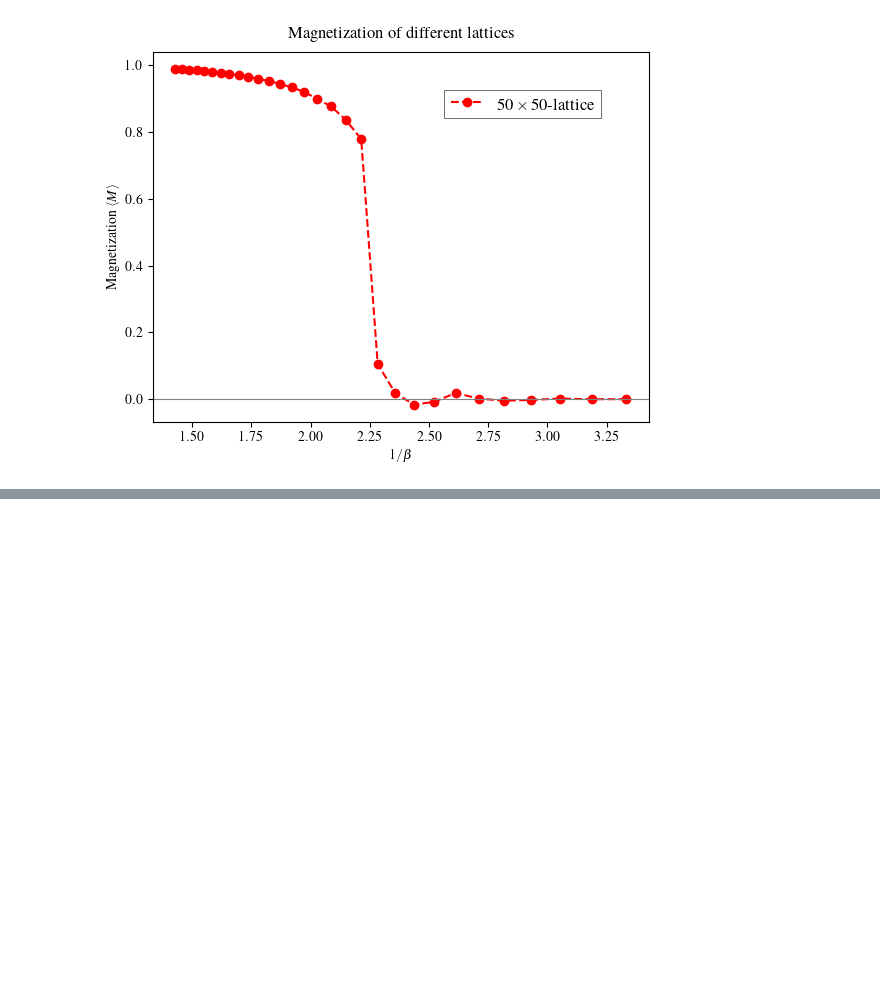
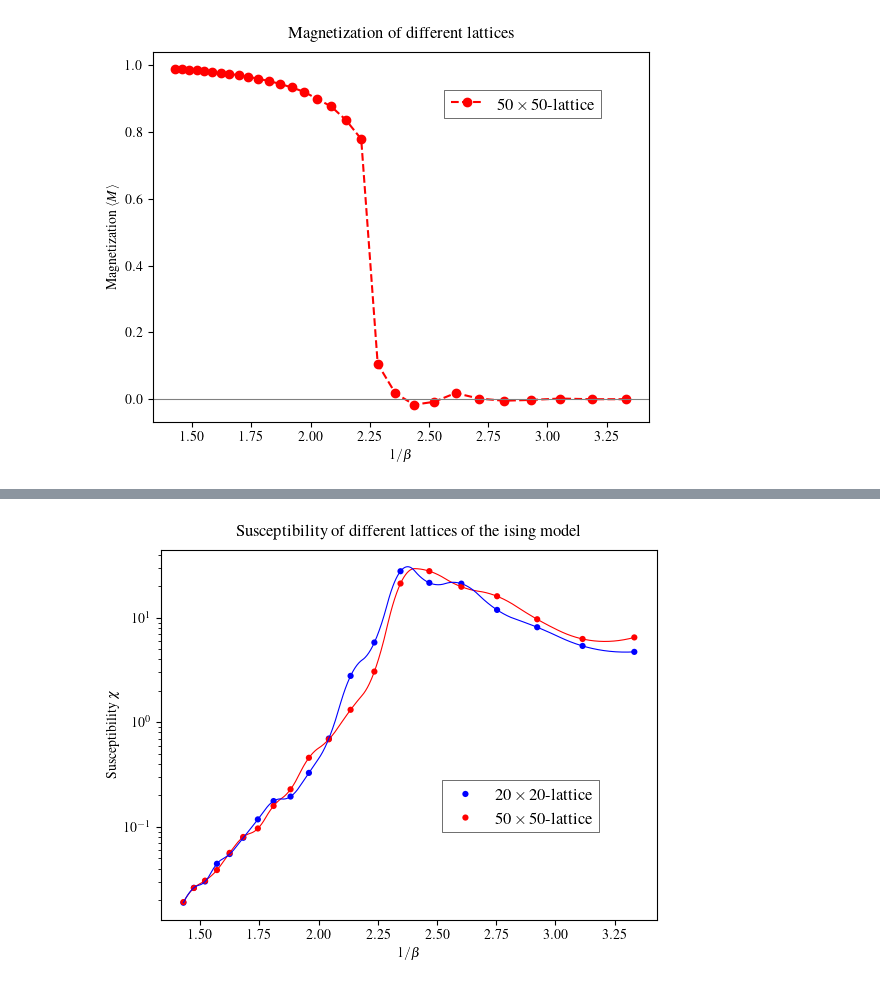
Before and after one commit to dantona02/metropolis, a Jupyter notebook: metropolis.ipynb, the cells around one changed output, grey strips where cells are left out. Saved outputs shown, nothing was run; the diff lists cells and outputs as text; code cells hidden in the pictures; blank space fills up the shorter version.

Commit message:
Updated susceptibility

```diff
--- a/metropolis.ipynb
+++ b/metropolis.ipynb
@@ -535,3 +535,8 @@ plt.show()
 fig.savefig(f"/Users/danielmiksch/Downloads/magnetization50by50.pdf")
 # %% [output]
 [figure]
+# %%
+betas = np.linspace(0.3, 0.7, 20)
+N = [20, 50]
+steps = [10000 for i in N]
+sweeps = [500 for i in N]
@@ -537,0 +561,2 @@ fig.savefig(f"/Users/danielmiksch/Downloads/magnetization50by50.pdf")
+# %%
+sus = get_susceptibility(N, betas, steps, sweeps, 6)
@@ -537,0 +576,35 @@ fig.savefig(f"/Users/danielmiksch/Downloads/magnetization50by50.pdf")
+# %%
+interp_sus50 = log_interp1d(betas, sus[1])
+interp_sus20 = log_interp1d(betas, sus[0])
+# %%
+fig, ax = plt.subplots()
+
+x = np.linspace(0.3, 0.7, 1000)
+
+ax.plot(1 / x, interp_sus50(x),
+         c='red',
+         linewidth=.8,
+         label='',
+         zorder=2)
+ax.plot(1 / x, interp_sus20(x),
+         c='blue',
+         linewidth=.8,
+         label='',
+         zorder=2)
+ax.scatter(1 / betas, sus[0], label=r'$20\times20$-lattice', marker='.', s=80, edgecolors='none', color='blue')
+ax.scatter(1 / betas, sus[1], label=r'$50\times50$-lattice', marker='.', s=80, edgecolors='none', color='red')
+ax.set_yscale('log')
+
+ax.set_xlabel(r'$1/\beta$')
+ax.set_ylabel(r'Susceptibility $\chi$')
+plt.title('Susceptibility of different lattices of the ising model', fontsize=12, pad=10)
+
+legend = ax.legend(loc="upper right", bbox_to_anchor=(0.9, 0.4), fancybox=False, edgecolor='black', fontsize=12)
+legend.set_zorder(10)
+legend.get_frame().set_linewidth(0.5)
+
+plt.show()
+
+# fig.savefig(f"/Users/danielmiksch/Downloads/susceptibility.pdf")
+# %% [output]
+[figure, added]
```
Also changed, not shown: parts of 4 cells of this notebook.
